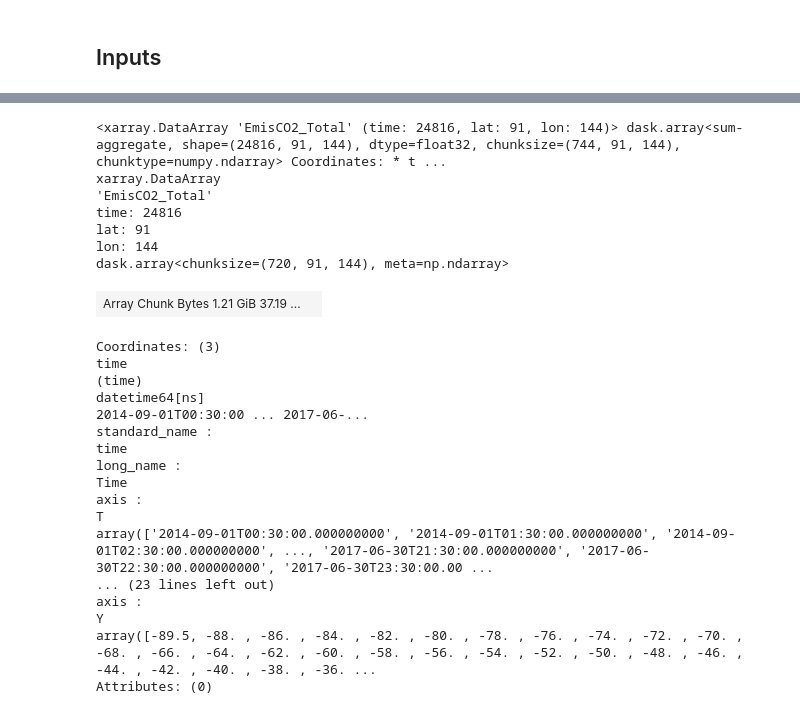
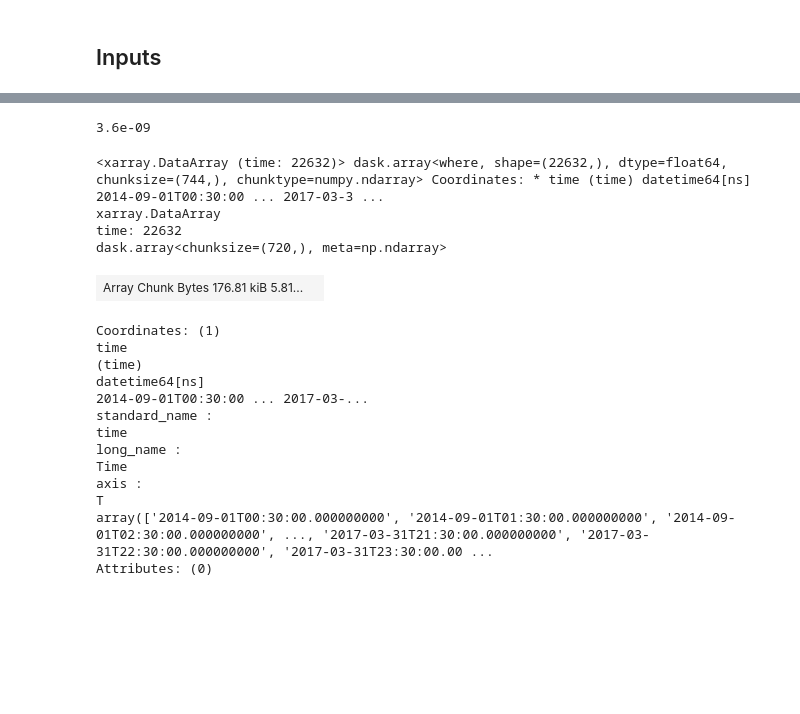
Before and after one commit to joshhjacobson/wombat-paper, a Jupyter notebook: validation/data_wrangling.ipynb, the cells around one changed output, grey strips where cells are left out. Cells and saved outputs as stored; diff of their text form; code cells hidden in the pictures; blank space fills up the shorter version.

Commit message:
Compute correct MOZART times and area weights

```diff
--- a/validation/data_wrangling.ipynb
+++ b/validation/data_wrangling.ipynb
@@ -5,8 +7,7 @@ import xarray as xr
 # %% [markdown]
 ## Setup
 # %%
-study_timeperiod = pd.date_range(start="2014-09", end="2017-04", freq="1M").drop(["2015-05-31"])
+study_timeperiod = pd.date_range(start="2014-09", end="2017-04", freq="1M")
 print(f"Start: {study_timeperiod[0]}, End: {study_timeperiod[-1]}")
-print("NOTE: 2015-05 removed")
 # %% [output]
 Start: 2014-09-30 00:00:00, End: 2017-03-31 00:00:00
@@ -38,41 +81,57 @@ for month in study_timeperiod:
+# %%
+# define end of study period
+mozart_datetime_end = da_mozart.time.values.max()
+# %%
+3600e-12
+# %% [output]
+3.6e-09
 # %%
 # geos chem
 def extract_co2_emission_geoschem(ds):
     return ds["EmisCO2_Total"]
 
-geos_chem_path_glob = "../1_transport/intermediates/GEOS_Chem/runs/run.v12.3.2.base/output/HEMCO_diagnostics.*.nc"
+
+with xr.open_dataset(
+    "../1_transport/intermediates/GEOS_Chem/runs/run.v12.3.2.base/output/"
+    "HEMCO_diagnostics.201409.nc"
+) as ds:
+    da_geoschem_gridbox_area = ds["AREA"]
+
+geos_chem_path_glob = (
+    "../1_transport/intermediates/GEOS_Chem/runs/run.v12.3.2.base/output/HEMCO_diagnostics.*.nc"
+)
 with xr.open_mfdataset(geos_chem_path_glob, preprocess=extract_co2_emission_geoschem) as ds:
-    da = (
+    da_geoschem = (
         # compute the sum over the pressure levels
         ds["EmisCO2_Total"].sum(dim=["lev"])
-        # temporal interval is hourly, multiply by 3600 (s/hr)
-        # multiply by X (m^2 / grid cell)
-    )
+        # convert units from kg/m^2/s to total petagrams in the given hour
+        # temporal interval is hourly, conversion is 60*60=3600 (s/hr)
+        # include conversion to petagrams: 3600 * 1e-12 = 3.6e-9
+        * 3.6e-9
+        * da_geoschem_gridbox_area
+    ).sum(dim=["lon", "lat"])
 
-da
+    # clip to available mozart date range
+    da_geoschem = da_geoschem.where(da_geoschem["time"] <= mozart_datetime_end, drop=True)
+
+# one observation for every hour of every day in study period, in petagrams
+da_geoschem
 # %% [output]
-<xarray.DataArray 'EmisCO2_Total' (time: 24816, lat: 91, lon: 144)> dask.array<sum-aggregate, shape=(24816, 91, 144), dtype=float32, chunksize=(744, 91, 144), chunktype=numpy.ndarray> Coordinates: * t ...
+<xarray.DataArray (time: 22632)> dask.array<where, shape=(22632,), dtype=float64, chunksize=(744,), chunktype=numpy.ndarray> Coordinates: * time (time) datetime64[ns] 2014-09-01T00:30:00 ... 2017-03-3 ...
 xarray.DataArray
-'EmisCO2_Total'
-time: 24816
-lat: 91
-lon: 144
-dask.array<chunksize=(720, 91, 144), meta=np.ndarray>
+time: 22632
+dask.array<chunksize=(720,), meta=np.ndarray>
-| Array Chunk Bytes 1.21 GiB 37.19 ... |  |
+| Array Chunk Bytes 176.81 kiB 5.81... |  |
-Coordinates: (3)
+Coordinates: (1)
 time
 (time)
 datetime64[ns]
-2014-09-01T00:30:00 ... 2017-06-...
+2014-09-01T00:30:00 ... 2017-03-...
 standard_name :
 time
 long_name :
 Time
 axis :
 T
-array(['2014-09-01T00:30:00.000000000', '2014-09-01T01:30:00.000000000', '2014-09-01T02:30:00.000000000', ..., '2017-06-30T21:30:00.000000000', '2017-06-30T22:30:00.000000000', '2017-06-30T23:30:00.00 ...
-... (23 lines left out)
-axis :
-Y
-array([-89.5, -88. , -86. , -84. , -82. , -80. , -78. , -76. , -74. , -72. , -70. , -68. , -66. , -64. , -62. , -60. , -58. , -56. , -54. , -52. , -50. , -48. , -46. , -44. , -42. , -40. , -38. , -36. ...
+array(['2014-09-01T00:30:00.000000000', '2014-09-01T01:30:00.000000000', '2014-09-01T02:30:00.000000000', ..., '2017-03-31T21:30:00.000000000', '2017-03-31T22:30:00.000000000', '2017-03-31T23:30:00.00 ...
 Attributes: (0)
```
Also changed, not shown: parts of 8 cells of this notebook.
